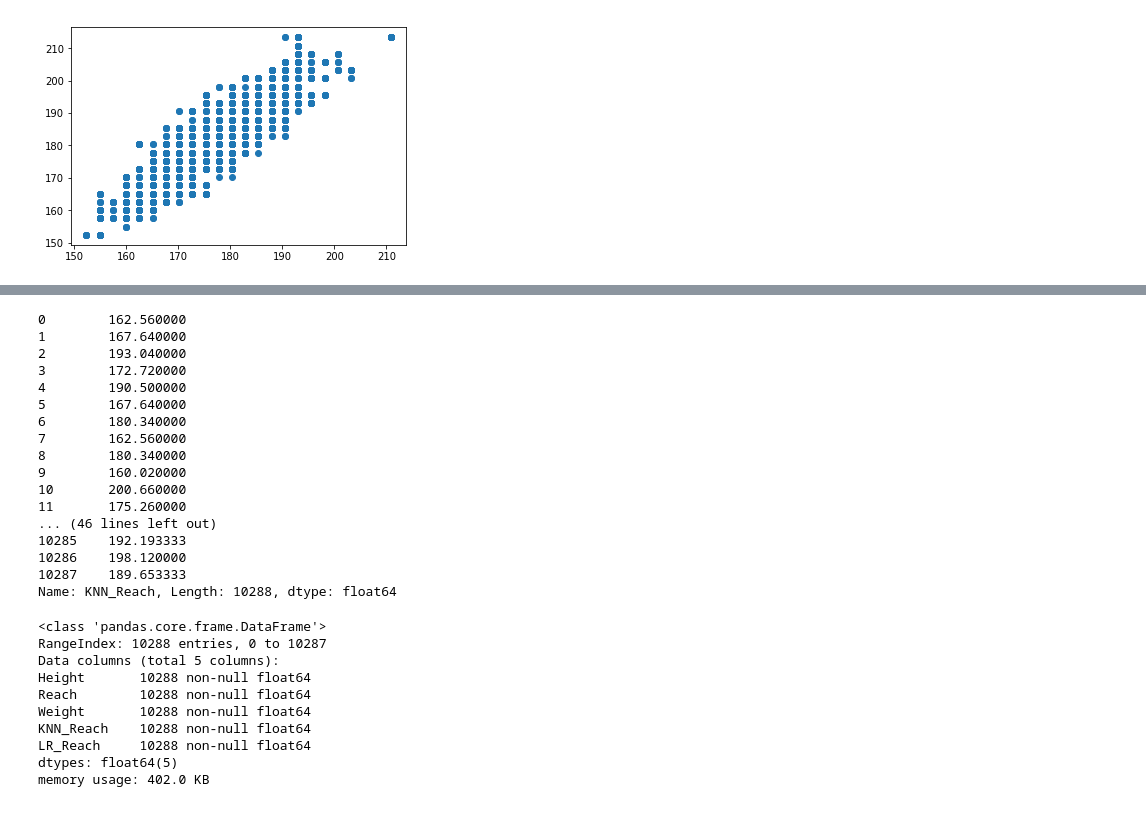
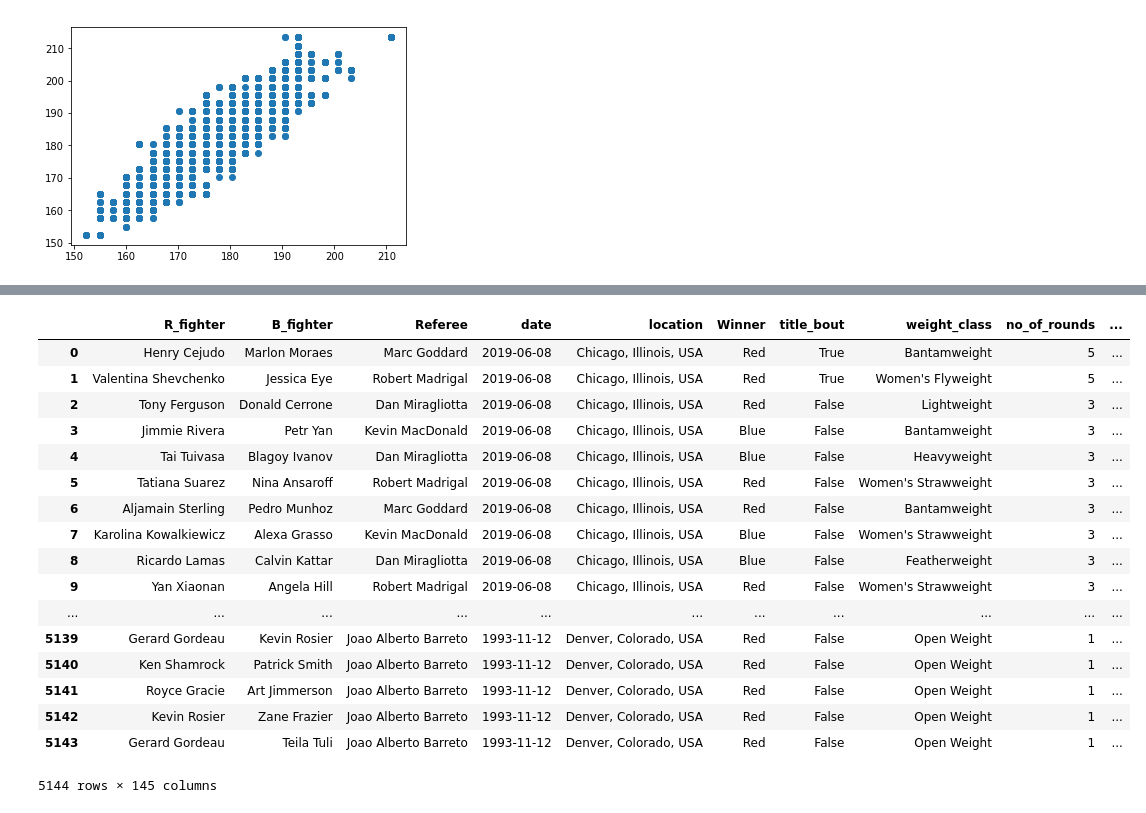
Before and after one commit to mdhwang/UFC-Fight-Victor-Predictor, a Jupyter notebook: Reach Vals KNN Filler.ipynb, the cells around one changed output, grey strips where cells are left out. Cells and saved outputs as stored; diff of their text form; code cells hidden in the pictures.

Commit message:
made updated again csv with nan reach values replaced with trained knn model

```diff
--- a/Reach Vals KNN Filler.ipynb
+++ b/Reach Vals KNN Filler.ipynb
@@ -20,7 +10,7 @@ df.head()
 # %%
-r_cols = ["R_Height_cms","R_Reach_cms","R_Weight_lbs"]
-b_cols = ["B_Height_cms","B_Reach_cms","B_Weight_lbs"]
-header = ["Height","Reach","Weight"]
+r_cols = ["R_Height_cms","R_Reach_cms"]
+b_cols = ["B_Height_cms","B_Reach_cms"]
+header = ["Height","Reach"]
 # %%
 R_heights_to_reach = df[r_cols]
 R_heights_to_reach.columns = header
@@ -56,8 +44,4 @@ trainer.shape
 # %%
-
-X = np.array(list(trainer["Height"]))
-y = np.array(list(trainer["Reach"]))
-
-X = X.reshape(len(trainer),1)
-y = y.reshape(len(trainer),1)
+X = np.array(list(trainer["Height"])).reshape(len(trainer),1)
+y = np.array(list(trainer["Reach"])).reshape(len(trainer),1)
 # %%
@@ -71,35 +61,25 @@ MasterHR["LR_Reach"] = MasterHR.apply(lambda x: lr.predict(np.array(x["Height"])
 # %%
-MasterHR["KNN_Reach"] = MasterHR.apply(lambda x: nay.predict(np.array(x["Height"]).reshape(1,1))[0][0] if x["Reach"] == 0 else x["Reach"],axis=1)
+df["R_Reach_cms_Updates"] = df.apply(lambda x: nay.predict(np.array(x["R_Height_cms"]).reshape(1,1))[0][0] if math.isnan(x["R_Reach_cms"]) else x["R_Reach_cms"],axis=1)
-# %%
-MasterHR["KNN_Reach"]
-# %% [output]
-0        162.560000
-1        167.640000
-2        193.040000
-3        172.720000
-4        190.500000
-5        167.640000
-6        180.340000
-7        162.560000
-8        180.340000
-9        160.020000
-10       200.660000
-11       175.260000
-... (46 lines left out)
-10285    192.193333
-10286    198.120000
-10287    189.653333
-Name: KNN_Reach, Length: 10288, dtype: float64
-# %%
-MasterHR.info()
-# %% [output]
-<class 'pandas.core.frame.DataFrame'>
-RangeIndex: 10288 entries, 0 to 10287
-Data columns (total 5 columns):
-Height       10288 non-null float64
-Reach        10288 non-null float64
-Weight       10288 non-null float64
-KNN_Reach    10288 non-null float64
-LR_Reach     10288 non-null float64
-dtypes: float64(5)
-memory usage: 402.0 KB
+# %%
+df["B_Reach_cms_Updates"] = df.apply(lambda x: nay.predict(np.array(x["B_Height_cms"]).reshape(1,1))[0][0] if math.isnan(x["B_Reach_cms"]) else x["B_Reach_cms"],axis=1)
+# %%
+df.drop(columns = ["B_Reach_cms","R_Reach_cms"])
+# %% [output]
+|  | R_fighter | B_fighter | Referee | date | location | Winner | title_bout | weight_class | no_of_rounds | ... |
+| 0 | Henry Cejudo | Marlon Moraes | Marc Goddard | 2019-06-08 | Chicago, Illinois, USA | Red | True | Bantamweight | 5 | ... |
+| 1 | Valentina Shevchenko | Jessica Eye | Robert Madrigal | 2019-06-08 | Chicago, Illinois, USA | Red | True | Women's Flyweight | 5 | ... |
+| 2 | Tony Ferguson | Donald Cerrone | Dan Miragliotta | 2019-06-08 | Chicago, Illinois, USA | Red | False | Lightweight | 3 | ... |
+| 3 | Jimmie Rivera | Petr Yan | Kevin MacDonald | 2019-06-08 | Chicago, Illinois, USA | Blue | False | Bantamweight | 3 | ... |
+| 4 | Tai Tuivasa | Blagoy Ivanov | Dan Miragliotta | 2019-06-08 | Chicago, Illinois, USA | Blue | False | Heavyweight | 3 | ... |
+| 5 | Tatiana Suarez | Nina Ansaroff | Robert Madrigal | 2019-06-08 | Chicago, Illinois, USA | Red | False | Women's Strawweight | 3 | ... |
+| 6 | Aljamain Sterling | Pedro Munhoz | Marc Goddard | 2019-06-08 | Chicago, Illinois, USA | Red | False | Bantamweight | 3 | ... |
+| 7 | Karolina Kowalkiewicz | Alexa Grasso | Kevin MacDonald | 2019-06-08 | Chicago, Illinois, USA | Blue | False | Women's Strawweight | 3 | ... |
+| 8 | Ricardo Lamas | Calvin Kattar | Dan Miragliotta | 2019-06-08 | Chicago, Illinois, USA | Blue | False | Featherweight | 3 | ... |
+| 9 | Yan Xiaonan | Angela Hill | Robert Madrigal | 2019-06-08 | Chicago, Illinois, USA | Red | False | Women's Strawweight | 3 | ... |
+| ... | ... | ... | ... | ... | ... | ... | ... | ... | ... | ... |
+| 5139 | Gerard Gordeau | Kevin Rosier | Joao Alberto Barreto | 1993-11-12 | Denver, Colorado, USA | Red | False | Open Weight | 1 | ... |
+| 5140 | Ken Shamrock | Patrick Smith | Joao Alberto Barreto | 1993-11-12 | Denver, Colorado, USA | Red | False | Open Weight | 1 | ... |
+| 5141 | Royce Gracie | Art Jimmerson | Joao Alberto Barreto | 1993-11-12 | Denver, Colorado, USA | Red | False | Open Weight | 1 | ... |
+| 5142 | Kevin Rosier | Zane Frazier | Joao Alberto Barreto | 1993-11-12 | Denver, Colorado, USA | Red | False | Open Weight | 1 | ... |
+| 5143 | Gerard Gordeau | Teila Tuli | Joao Alberto Barreto | 1993-11-12 | Denver, Colorado, USA | Red | False | Open Weight | 1 | ... |
+5144 rows × 145 columns
```
Also changed, not shown: parts of 14 cells of this notebook, 1 other file.
